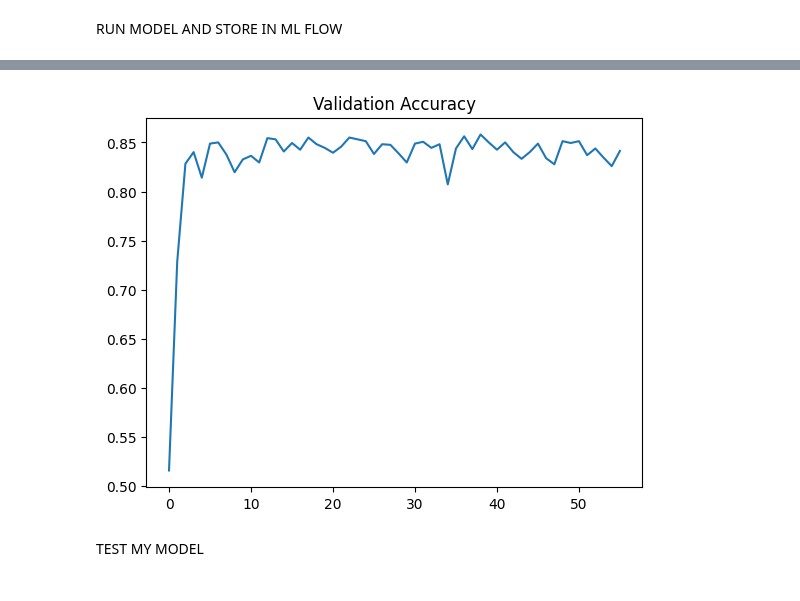
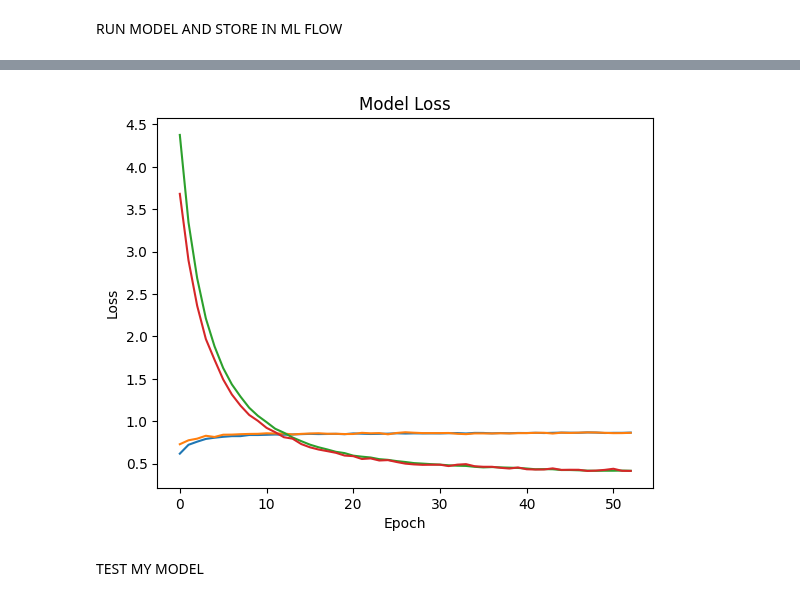
Before and after one commit to svendfe/DNN_A1, a Jupyter notebook: DNN.ipynb, the cells around one changed output, grey strips where cells are left out. Drawn from its saved outputs; the diff is of its cells as text; code cells hidden in the pictures.

```diff
--- a/DNN.ipynb
+++ b/DNN.ipynb
@@ -72,51 +46,41 @@ def custom_sigmoid_initializer(shape, dtype=None):
 # %%
-with mlflow.start_run(run_name=f"R-19. extra layer") as run:
+with mlflow.start_run(run_name=f"R-20. Final run") as run:
 
     # Log hyperparameters
     mlflow.log_param("Activation", "relu")
     mlflow.log_param("Dropout_rate", 0.15)
     mlflow.log_param("Batch_size", 128)
-    mlflow.log_param("Epochs", 100)
-    mlflow.log_param("Shape", "1024, 512, 256, 256, 64")
+    mlflow.log_param("Epochs", 200)
+    mlflow.log_param("Shape", "512, 512, 256, 64")
     mlflow.log_param("Optimizer", "Adam")
     mlflow.log_param("Loss", "categorical_crossentropy")
-    mlflow.log_param("Regularizers", "L2-0.0005")
+    mlflow.log_param("Regularizers", "L2-0.0015")
     mlflow.log_param("Early stop", "Yes - 5")
     mlflow.log_param("Initializer", "he_normal")
-    mlflow.log_param("BatchNormalization", "Yes")
+    mlflow.log_param("BatchNormalization", "No")
 
     mlflow.log_param("Notes", "")
 
     model = keras.Sequential([
         layers.Input(shape=(22,)),
 
-        layers.Dense(1024, kernel_regularizer=keras.regularizers.L2(0.0005),
-                    kernel_initializer="he_normal", use_bias=True),
-        layers.BatchNormalization(),
+        layers.Dense(512, kernel_regularizer=keras.regularizers.L2(0.0015), kernel_initializer="he_normal"),
+        #layers.BatchNormalization(),
         layers.Activation('relu'),
         layers.Dropout(0.15),
 
-        layers.Dense(512, kernel_regularizer=keras.regularizers.L2(0.0005),
-                    kernel_initializer="he_normal", use_bias=True),
-        layers.BatchNormalization(),
+        layers.Dense(512, kernel_regularizer=keras.regularizers.L2(0.0015), kernel_initializer="he_normal"),
+        #layers.BatchNormalization(),
         layers.Activation('relu'),
         layers.Dropout(0.15),
 
-        layers.Dense(256, kernel_regularizer=keras.regularizers.L2(0.0005),
-                    kernel_initializer="he_normal", use_bias=True),
-        layers.BatchNormalization(),
+        layers.Dense(256, kernel_regularizer=keras.regularizers.L2(0.0015), kernel_initializer="he_normal"),
+        #layers.BatchNormalization(),
         layers.Activation('relu'),
         layers.Dropout(0.15),
 
-        layers.Dense(256, kernel_regularizer=keras.regularizers.L2(0.0005),
-                    kernel_initializer="he_normal", use_bias=True),
-        layers.BatchNormalization(),
-        layers.Activation('relu'),
-        layers.Dropout(0.15),
-
-        layers.Dense(64, kernel_regularizer=keras.regularizers.L2(0.0005),
-                    kernel_initializer="he_normal", use_bias=True),
-        layers.BatchNormalization(),
+        layers.Dense(64, kernel_regularizer=keras.regularizers.L2(0.0015), kernel_initializer="he_normal"),
+        #layers.BatchNormalization(),
         layers.Activation('relu'),
         layers.Dropout(0.15),
 
@@ -130,18 +94,18 @@ with mlflow.start_run(run_name=f"R-19. extra layer") as run:
     )
 
     early_stop = EarlyStopping(
-        monitor='val_loss',
-        patience=5,
-        restore_best_weights=True
-    )
+            monitor='val_loss',
+            patience=5,
+            restore_best_weights=True
+        )
 
     history = model.fit(
         train_x, train_y,
         validation_data=(test_x, test_y),
-        epochs=100,
+        epochs=200,
         batch_size=128,
         verbose=1,
-       callbacks=[early_stop]
+        callbacks=[early_stop]
     )
 
     # Log metrics (final epoch metrics)
@@ -150,10 +114,21 @@ with mlflow.start_run(run_name=f"R-19. extra layer") as run:
     mlflow.log_metric("train_loss", history.history['loss'][-1])
     mlflow.log_metric("val_loss", history.history['val_loss'][-1])
 
-    plt.plot(history.history['val_accuracy'])
-    plt.title('Validation Accuracy')
-    plt.savefig("val_accuracy.png")
-    mlflow.log_artifact("val_accuracy.png")
+    plt.plot(history.history['accuracy'], label='Train Accuracy')
+    plt.plot(history.history['val_accuracy'], label='Validation Accuracy')
+    plt.title('Model Accuracy')
+    plt.xlabel('Epoch')
+    plt.ylabel('Accuracy')
+    plt.savefig("accuracy.png")
+    mlflow.log_artifact("accuracy.png")
+    # Loss
+    plt.plot(history.history['loss'], label='Train Loss')
+    plt.plot(history.history['val_loss'], label='Validation Loss')
+    plt.title('Model Loss')
+    plt.xlabel('Epoch')
+    plt.ylabel('Loss')
+    plt.savefig("loss.png")
+    mlflow.log_artifact("loss.png")
 
     # Log the trained Keras model
     mlflow.keras.log_model(model, "keras_model")
@@ -182,4 +156,4 @@ Epoch 56/100
-[figure, old version]
+[figure, new version]
 # %% [markdown]
 TEST MY MODEL
 # %%
```
Also changed, not shown: parts of 9 cells of this notebook, 51 other files.
